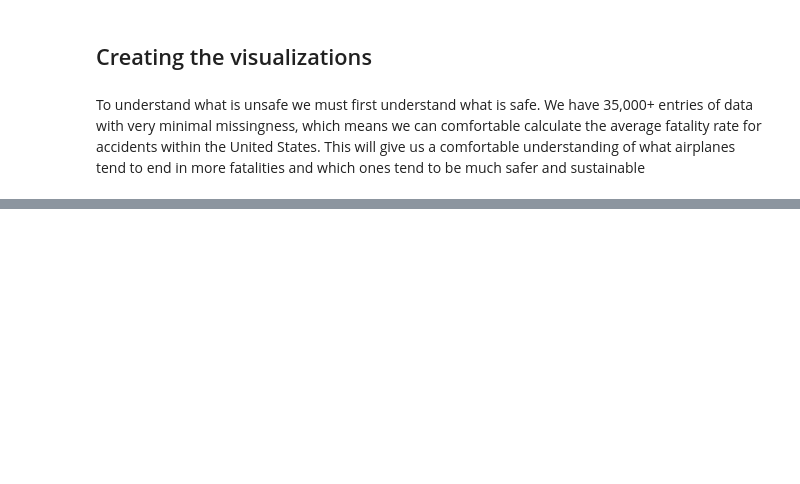
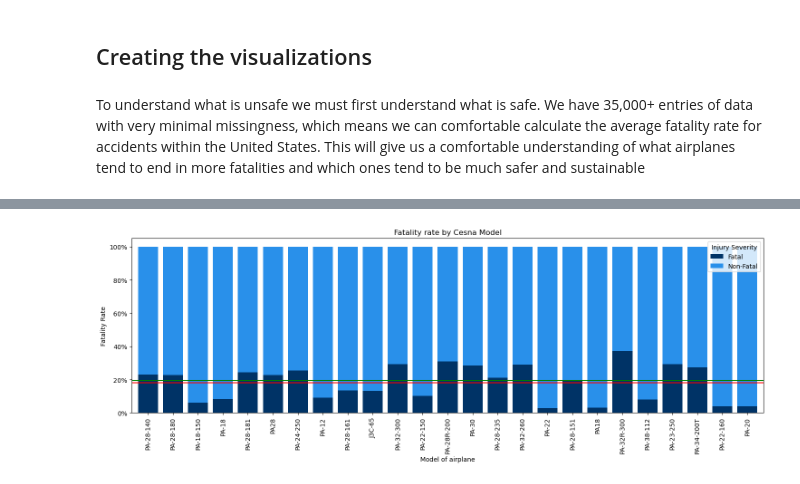
Before and after one commit to LMK08/Aircraft-Company-EDA, a Jupyter notebook: Franko/Visualizing_Aviation_Data.ipynb, the cells around one changed output, grey strips where cells are left out. Saved outputs shown, nothing was run; the diff lists cells and outputs as text; code cells hidden in the pictures; blank space fills up the shorter version.

```diff
--- a/Franko/Visualizing_Aviation_Data.ipynb
+++ b/Franko/Visualizing_Aviation_Data.ipynb
@@ -160,0 +262,24 @@ Currently the best option at face value is likely to be the Cessna, It has the l
+# %%
+# Extract list of 25 Piper models most frequently involved in accidents
+pip_model_top25 = piper_models.index.tolist()
+
+# Only keep data with a model in the top list
+pip_model_data = injury_data[injury_data['Model'].isin(pip_model_top25)]
+
+# Percentage fatality by Piper model
+pip_model_fatal = pip_model_data.groupby('Model')['Injury.Severity'].value_counts(normalize = True).unstack('Injury.Severity').reindex(pip_model_top25)
+pip_model_fatal.plot.bar(stacked = True, figsize=(18,5), width = 0.8, color = ['#003366','#2990EA'])
+
+# Line with average fatalitys
+plt.axhline(y = piper_fatality, color = 'g', linestyle = '-')
+plt.axhline(y = average_fatal, color = 'r', linestyle = '-')
+
+#Formatting
+plt.gca().yaxis.set_major_formatter(PercentFormatter(1))
+plt.title('Fatality rate by Cesna Model')
+plt.legend(title = "Injury Severity", loc='upper right')
+plt.xlabel('Model of airplane')
+plt.ylabel('Fatality Rate')
+plt.show()
+# %% [output]
+[figure, added]
```
Also changed, not shown: parts of 23 cells of this notebook.
